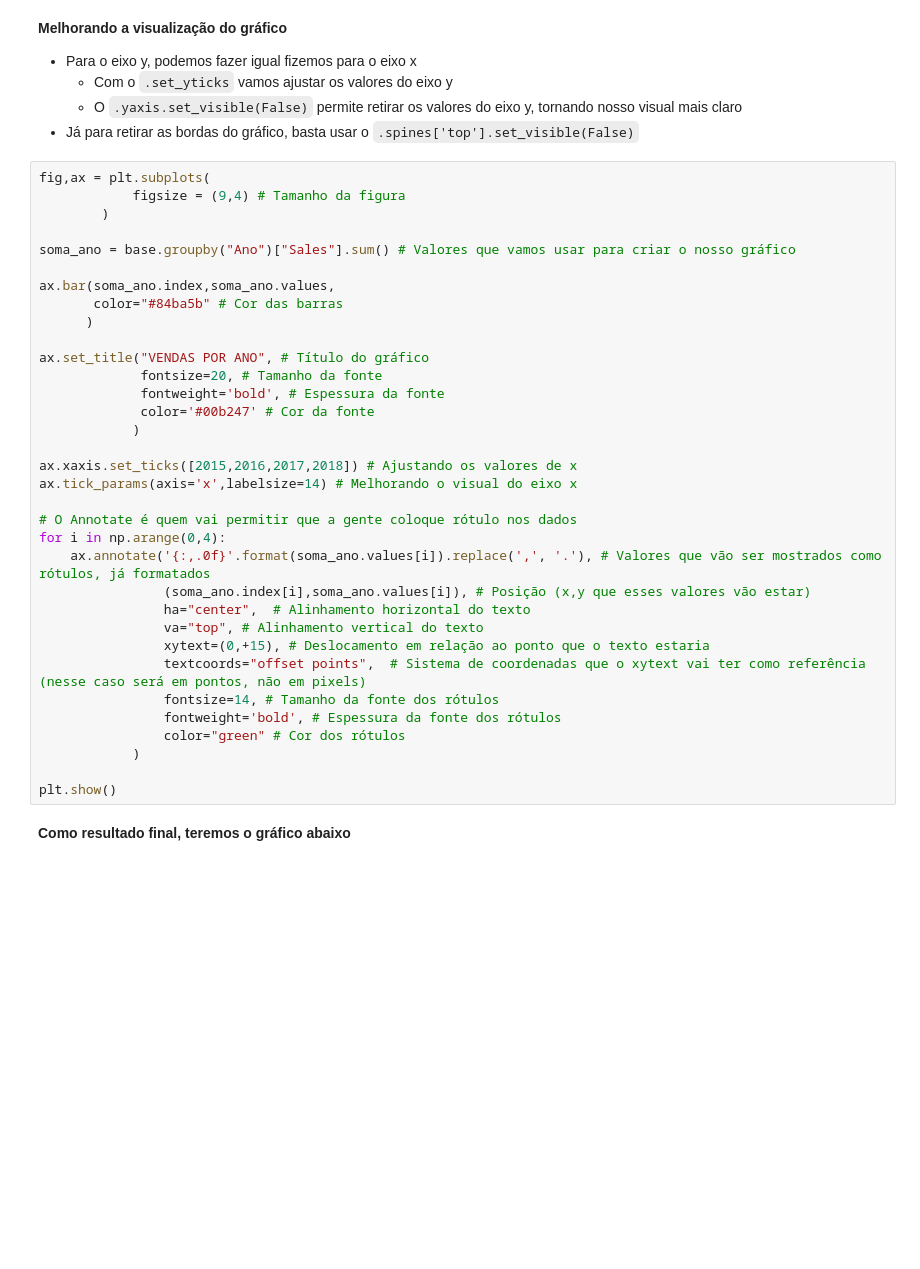
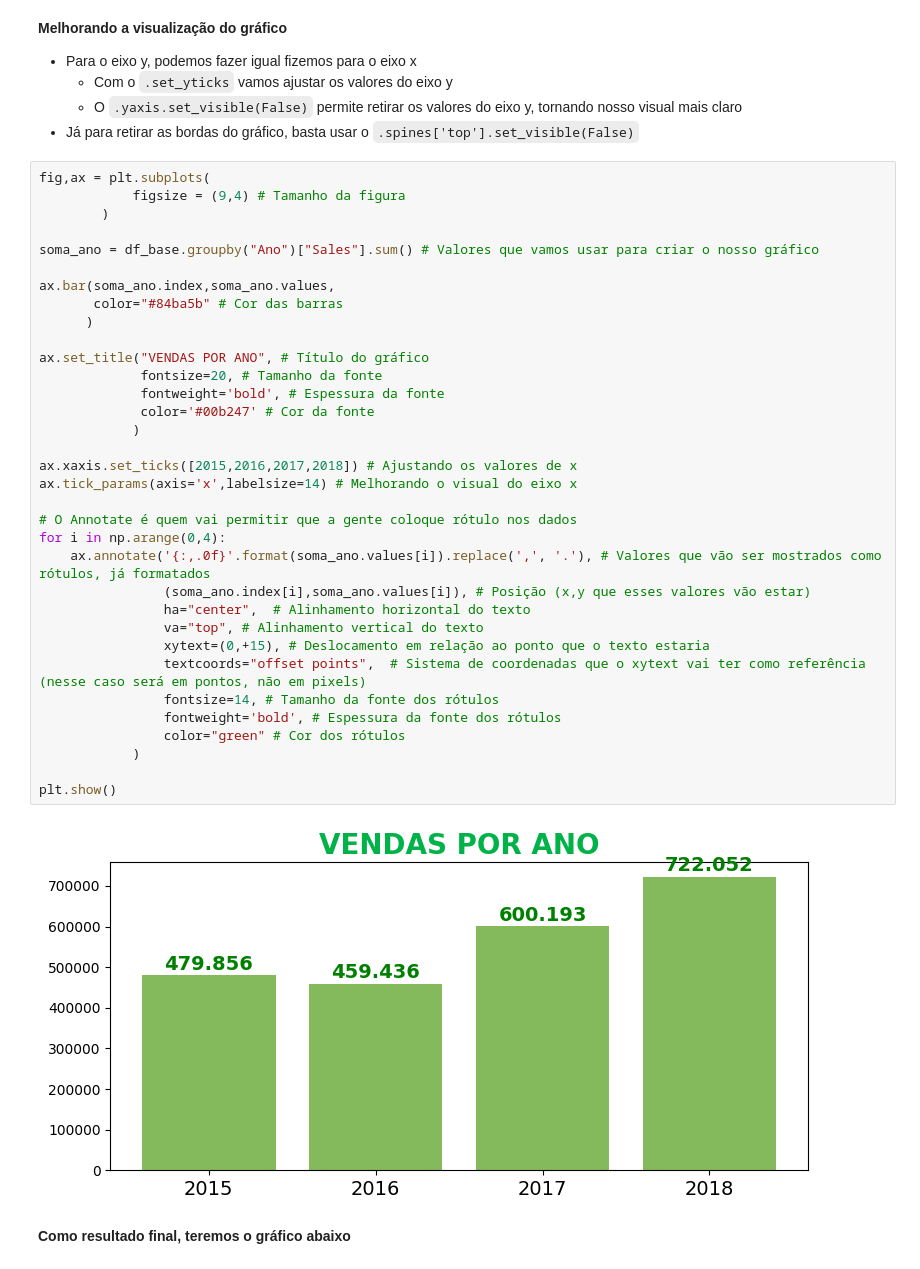
Before and after one commit to PauloViniciusR/PROJ_apresentacao_executiva, a Jupyter notebook: index.ipynb, the cells around one changed output. Saved outputs shown, nothing was run; the diff lists cells and outputs as text; blank space fills up the shorter version.

```diff
--- a/index.ipynb
+++ b/index.ipynb
@@ -260,35 +257,37 @@ fig,ax = plt.subplots(
             figsize = (9,4) # Tamanho da figura
         )
 
-soma_ano = base.groupby("Ano")["Sales"].sum() # Valores que vamos usar para criar o nosso gráfico
+soma_ano = df_base.groupby("Ano")["Sales"].sum() # Valores que vamos usar para criar o nosso gráfico
 
 ax.bar(soma_ano.index,soma_ano.values,
        color="#84ba5b" # Cor das barras
       )
 
 ax.set_title("VENDAS POR ANO", # Título do gráfico
              fontsize=20, # Tamanho da fonte
              fontweight='bold', # Espessura da fonte
              color='#00b247' # Cor da fonte
             )
 
 ax.xaxis.set_ticks([2015,2016,2017,2018]) # Ajustando os valores de x
 ax.tick_params(axis='x',labelsize=14) # Melhorando o visual do eixo x
 
 # O Annotate é quem vai permitir que a gente coloque rótulo nos dados
 for i in np.arange(0,4):
     ax.annotate('{:,.0f}'.format(soma_ano.values[i]).replace(',', '.'), # Valores que vão ser mostrados como rótulos, já formatados
                 (soma_ano.index[i],soma_ano.values[i]), # Posição (x,y que esses valores vão estar)
                 ha="center",  # Alinhamento horizontal do texto
                 va="top", # Alinhamento vertical do texto
                 xytext=(0,+15), # Deslocamento em relação ao ponto que o texto estaria
                 textcoords="offset points",  # Sistema de coordenadas que o xytext vai ter como referência (nesse caso será em pontos, não em pixels)
                 fontsize=14, # Tamanho da fonte dos rótulos
                 fontweight='bold', # Espessura da fonte dos rótulos
                 color="green" # Cor dos rótulos
             )
 
 plt.show()
+# %% [output]
+[figure, added]
 # %% [markdown]
 **Como resultado final, teremos o gráfico abaixo**
 # %%
```
Also changed, not shown: parts of 7 cells of this notebook.
